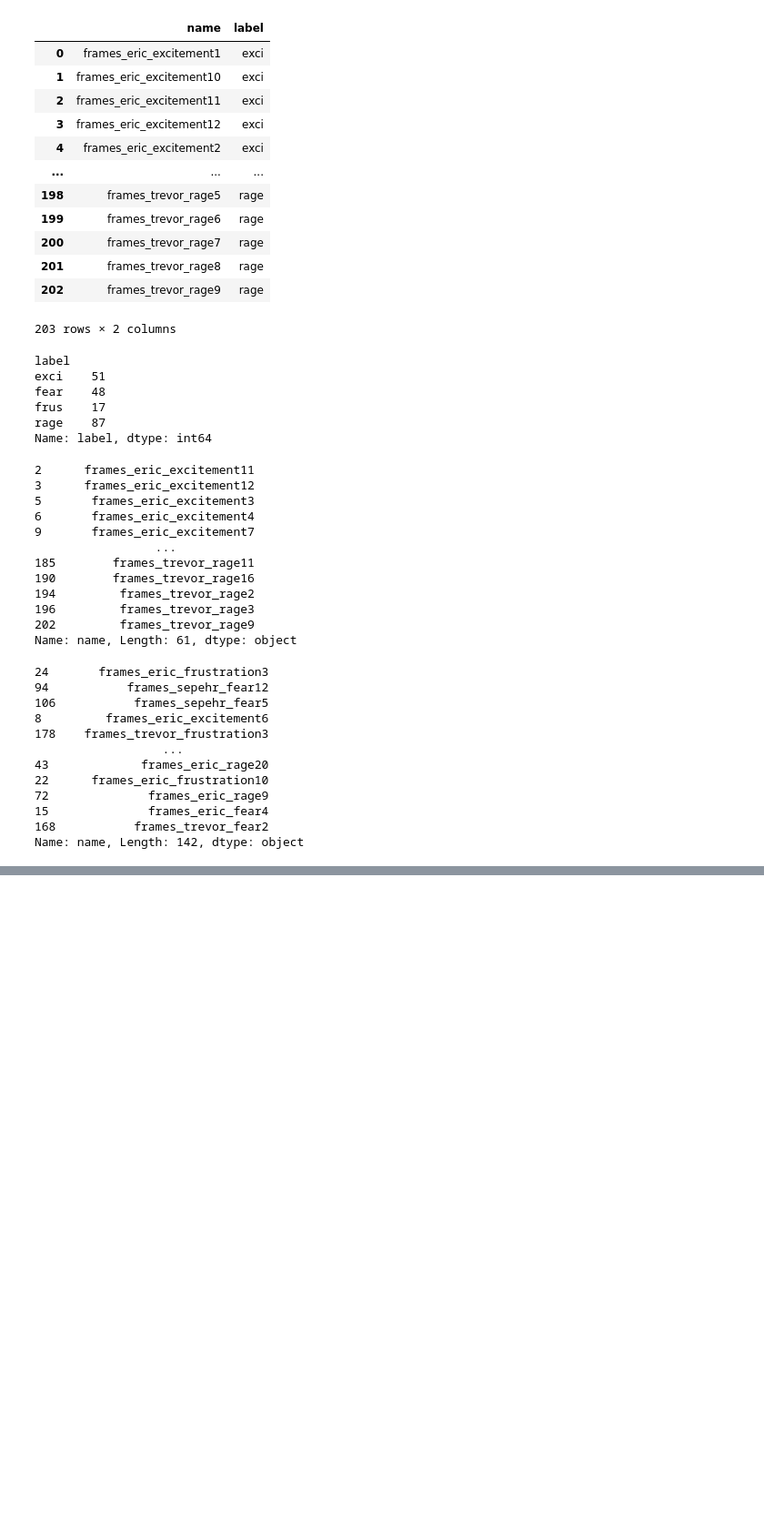
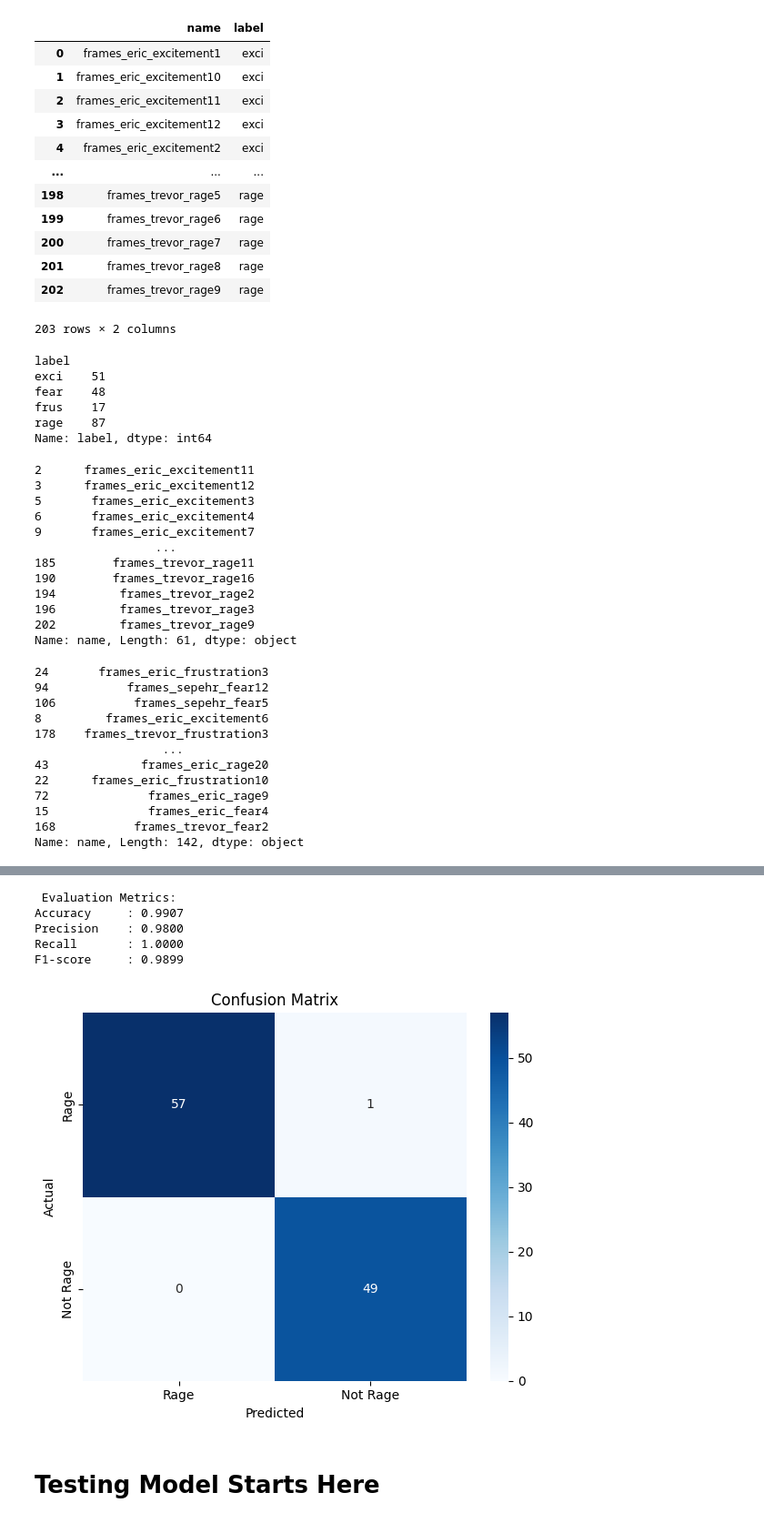
Before and after one commit to ericw5134/cmpt419-project, a Jupyter notebook: preprocess.ipynb, the cells around one changed output, grey strips where cells are left out. Shown at 91% size. Saved outputs shown, nothing was run; the diff lists cells and outputs as text; code cells hidden in the pictures; blank space fills up the shorter version.

Commit message:
finished testing & training models

```diff
--- a/preprocess.ipynb
+++ b/preprocess.ipynb
@@ -82,0 +97,16 @@ to_test.to_csv('test_data.csv', index=False)
+# %%
+root_dir = 'data/train'
+device = torch.device("cuda" if torch.cuda.is_available() else "cpu")
+
+transform = transforms.Compose([
+    transforms.Grayscale(num_output_channels=1),
+    transforms.Resize((112, 112)), #resize should happen before ToTensor.
+    transforms.ToTensor(),
+    transforms.Normalize((0.5,), (0.5,))
+])
+
+audio_transform = MelSpectrogram(sample_rate=16000, n_fft=1024, hop_length=512, n_mels=64)
+
+dataset = EmotionDataset(root_dir, transform=transform, audio_transform=audio_transform)
+print(len(dataset))
+dataloader = DataLoader(dataset, batch_size=32, shuffle=True)
@@ -82,0 +195,62 @@ to_test.to_csv('test_data.csv', index=False)
+# %%
+from sklearn.metrics import accuracy_score, precision_score, recall_score, f1_score, confusion_matrix
+import matplotlib.pyplot as plt
+import seaborn as sns
+
+def evaluate_model(video_model, audio_model, fusion_model, dataloader, device):
+    video_model.eval()
+    audio_model.eval()
+    fusion_model.eval()
+
+    y_true = []
+    y_pred = []
+
+    with torch.no_grad():
+        for spectrograms, frames, labels in dataloader:
+            spectrograms = spectrograms.to(device)
+            frames = frames.to(device)
+            labels = labels.to(device)
+
+            video_logits = video_model(frames)
+            audio_logits = audio_model(spectrograms)
+            fused_logits = fusion_model(video_logits, audio_logits)
+
+            predictions = torch.argmax(fused_logits, dim=1)
+
+            y_true.extend(labels.cpu().numpy())
+            y_pred.extend(predictions.cpu().numpy())
+
+    # metrics
+    acc = accuracy_score(y_true, y_pred)
+    prec = precision_score(y_true, y_pred)
+    rec = recall_score(y_true, y_pred)
+    f1 = f1_score(y_true, y_pred)
+    cm = confusion_matrix(y_true, y_pred)
+
+    print(f"\n Evaluation Metrics:")
+    print(f"Accuracy     : {acc:.4f}")
+    print(f"Precision    : {prec:.4f}")
+    print(f"Recall       : {rec:.4f}")
+    print(f"F1-score     : {f1:.4f}")
+
+    # plot the confusion matrix
+    class_names = ["Rage", "Not Rage"]
+    plt.figure(figsize=(6, 5))
+    sns.heatmap(cm, annot=True, fmt='d', cmap='Blues',
+                xticklabels=class_names, yticklabels=class_names)
+    plt.xlabel("Predicted")
+    plt.ylabel("Actual")
+    plt.title("Confusion Matrix")
+    plt.tight_layout()
+    plt.show()
+
+evaluate_model(video_model, audio_model, fusion_model, dataloader, device)
+# %% [output]
+ Evaluation Metrics:
+Accuracy     : 0.9907
+Precision    : 0.9800
+Recall       : 1.0000
+F1-score     : 0.9899
+[figure, added]
+# %% [markdown]
+# Testing Model Starts Here
```
Also changed, not shown: parts of 10 cells of this notebook, 4 other files.
